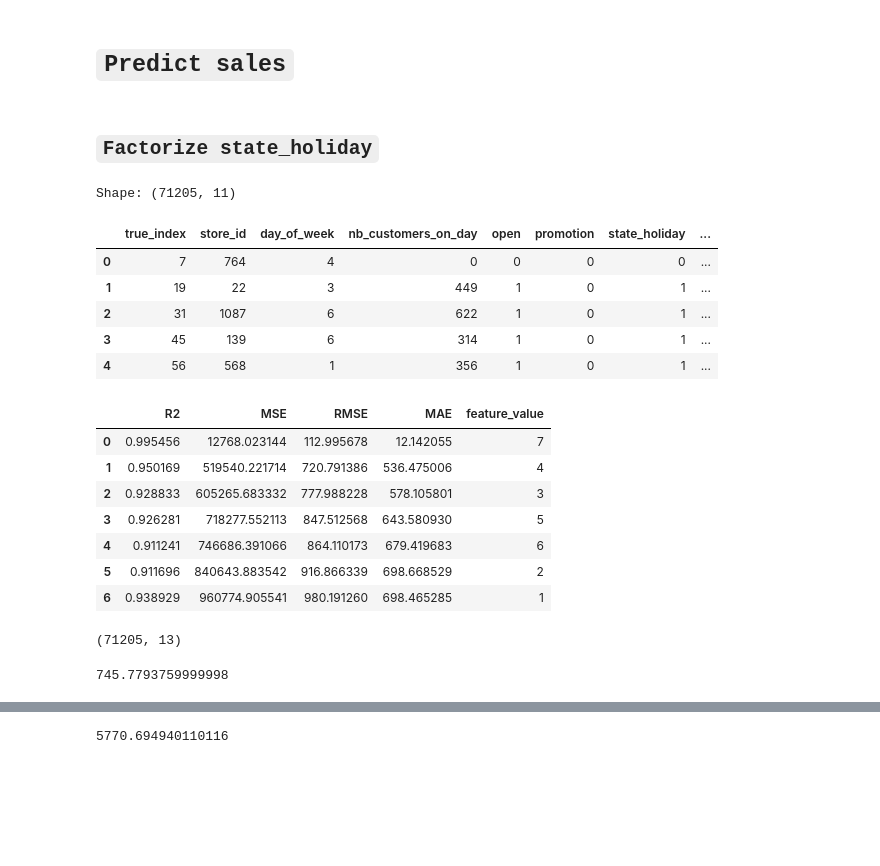
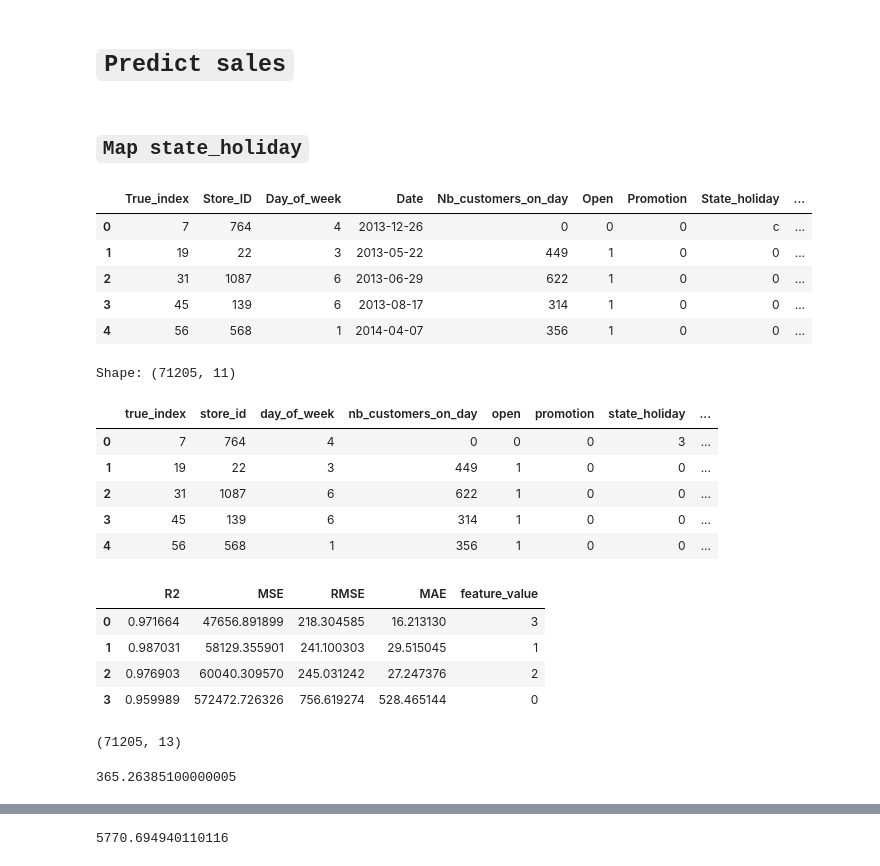
Before and after one commit to fabio1623/IronKaggle, a Jupyter notebook: solution.ipynb, the cells around one changed output, grey strips where cells are left out. Cells and saved outputs as stored; diff of their text form; code cells hidden in the pictures; blank space fills up the shorter version.

```diff
--- a/solution.ipynb
+++ b/solution.ipynb
@@ -149,6 +156,7 @@ display_heatmap(data_open_days)
 def compare_models(models, dataframe):
     fitted_models = []
 
+    model_list = []
     r2_list = []
     mse_list = []
     rmse_list = []
@@ -165,13 +173,12 @@ def compare_models(models, dataframe):
         X_train, X_test, y_train, y_test = train_test_split(X, y, test_size=0.2, random_state=10)
 
         # Scaling data = X_train
-        X_train_transformer = MinMaxScaler().fit(X_train)
-        X_train_normalized = X_train_transformer.transform(X_train)
+        min_max_scaler = MinMaxScaler().fit(X_train)
+        X_train_normalized = min_max_scaler.transform(X_train)
         X_train_normalized = pd.DataFrame(X_train_normalized)
 
         # Scaling data = X_test
-        X_test_transformer = MinMaxScaler().fit(X_test)
-        X_test_normalized = X_test_transformer.transform(X_test)
+        X_test_normalized = min_max_scaler.transform(X_test)
         X_test_normalized = pd.DataFrame(X_test_normalized)
 
         model.fit(X_train_normalized, y_train)
@@ -197,6 +204,7 @@ def compare_models(models, dataframe):
         mae=mean_absolute_error(y_test, y_pred)
         print("MAE:", mae)
 
+        model_list.append(model)
         r2_list.append(r2)
         mse_list.append(mse)
         rmse_list.append(rmse)
@@ -204,13 +212,12 @@ def compare_models(models, dataframe):
 
 
     summary = {
-        'Algorithm': model,
+        'Algorithm': model_list,
         'R2': r2_list,
         'MSE': mse_list,
         'RMSE': rmse_list,
         'MAE': mae_list
     }
     summary = pd.DataFrame(summary)
-    # summary.columns = models
 
-    return summary, fitted_models
+    return summary, fitted_models, min_max_scaler
@@ -415,7 +430,8 @@ def create_models_per_feature(feature_name, dataframe):
     models = [
         {
             'feature_value': result[feature_name],
-            'model': result['summary_and_fitted_model'][1]
+            'model': result['summary_and_fitted_model'][1],
+            'min_max_scaler': result['summary_and_fitted_model'][2]
         }
             for result in models_per_feature_results
     ]
@@ -537,9 +553,9 @@ with open(f'models/XGBRegressor_sales_model_day7.pkl', "rb") as f:
 # %% [markdown]
 # `Predict sales`
 # %%
-def predict_data_feature_value(prediction_dataframe, model, feature_name, feature_value):
+def predict_data_feature_value(prediction_dataframe, model, min_max_scaler, feature_name, feature_value):
     filtered_df = prediction_dataframe[prediction_dataframe[feature_name] == feature_value]
-    filtered_df_normalized = MinMaxScaler().fit_transform(filtered_df.drop(['true_index', feature_name], axis=1))
+    filtered_df_normalized = min_max_scaler.transform(filtered_df.drop(['true_index', feature_name], axis=1))
     predictions = model.predict(filtered_df_normalized)
     df = pd.concat([filtered_df.reset_index(), pd.DataFrame(predictions, columns=['sales'])], axis=1)
 
@@ -548,7 +564,7 @@ def predict_data_feature_value(prediction_dataframe, model, feature_name, featur
 def predict_data(model_dataframe, prediction_dataframe, feature_name):
     models = create_models_per_feature(feature_name, model_dataframe)
     feature_unique_values = sorted(prediction_dataframe[feature_name].unique())
-    predictions_list = [predict_data_feature_value(prediction_dataframe, models['model'][0], feature_name, feature_value) for feature_value, models in zip(feature_unique_values, models)]
+    predictions_list = [predict_data_feature_value(prediction_dataframe, models['model'][0], models['min_max_scaler'], feature_name, feature_value) for feature_value, models in zip(feature_unique_values, models)]
     return pd.concat(predictions_list, axis=0)
 # %%
 def get_cleaned_predicted_data(dataframe):
@@ -587,7 +603,17 @@ def transform_and_save_prediction_dataframe(dataframe, rounded_type):
 
     return dataframe
 # %% [markdown]
-## `Factorize state_holiday`
+## `Map state_holiday`
+# %%
+test = pd.read_csv('validation_for_students.csv')
+test.head()
+# %% [output]
+|  | True_index | Store_ID | Day_of_week | Date | Nb_customers_on_day | Open | Promotion | State_holiday | ... |
+| 0 | 7 | 764 | 4 | 2013-12-26 | 0 | 0 | 0 | c | ... |
+| 1 | 19 | 22 | 3 | 2013-05-22 | 449 | 1 | 0 | 0 | ... |
+| 2 | 31 | 1087 | 6 | 2013-06-29 | 622 | 1 | 0 | 0 | ... |
+| 3 | 45 | 139 | 6 | 2013-08-17 | 314 | 1 | 0 | 0 | ... |
+| 4 | 56 | 568 | 1 | 2014-04-07 | 356 | 1 | 0 | 0 | ... |
 # %%
 validation_data = pd.read_csv('validation_for_students.csv')
 
@@ -600,36 +626,33 @@ validation_data['day'] = validation_data['date'].dt.day
 
 validation_data.drop('date', axis=1, inplace=True)
 
-validation_data['state_holiday'] = pd.factorize(validation_data['state_holiday'])[0]
+validation_data['state_holiday'] = validation_data['state_holiday'].map({'0': 0, 'a': 1, 'b': 2, 'c': 3})
 
 print(f"Shape: {validation_data.shape}")
 validation_data.head()
 # %% [output]
 Shape: (71205, 11)
 |  | true_index | store_id | day_of_week | nb_customers_on_day | open | promotion | state_holiday | ... |
-| 0 | 7 | 764 | 4 | 0 | 0 | 0 | 0 | ... |
-| 1 | 19 | 22 | 3 | 449 | 1 | 0 | 1 | ... |
-| 2 | 31 | 1087 | 6 | 622 | 1 | 0 | 1 | ... |
-| 3 | 45 | 139 | 6 | 314 | 1 | 0 | 1 | ... |
-| 4 | 56 | 568 | 1 | 356 | 1 | 0 | 1 | ... |
+| 0 | 7 | 764 | 4 | 0 | 0 | 0 | 3 | ... |
+| 1 | 19 | 22 | 3 | 449 | 1 | 0 | 0 | ... |
+| 2 | 31 | 1087 | 6 | 622 | 1 | 0 | 0 | ... |
+| 3 | 45 | 139 | 6 | 314 | 1 | 0 | 0 | ... |
+| 4 | 56 | 568 | 1 | 356 | 1 | 0 | 0 | ... |
 # %%
-predicted_data = predict_data(data, validation_data, 'day_of_week')
+predicted_data = predict_data(data, validation_data, 'state_holiday')
 predicted_data.shape
 # %% [output]
 |  | R2 | MSE | RMSE | MAE | feature_value |
-| 0 | 0.995456 | 12768.023144 | 112.995678 | 12.142055 | 7 |
-| 1 | 0.950169 | 519540.221714 | 720.791386 | 536.475006 | 4 |
-| 2 | 0.928833 | 605265.683332 | 777.988228 | 578.105801 | 3 |
-| 3 | 0.926281 | 718277.552113 | 847.512568 | 643.580930 | 5 |
-| 4 | 0.911241 | 746686.391066 | 864.110173 | 679.419683 | 6 |
-| 5 | 0.911696 | 840643.883542 | 916.866339 | 698.668529 | 2 |
-| 6 | 0.938929 | 960774.905541 | 980.191260 | 698.465285 | 1 |
+| 0 | 0.971664 | 47656.891899 | 218.304585 | 16.213130 | 3 |
+| 1 | 0.987031 | 58129.355901 | 241.100303 | 29.515045 | 1 |
+| 2 | 0.976903 | 60040.309570 | 245.031242 | 27.247376 | 2 |
+| 3 | 0.959989 | 572472.726326 | 756.619274 | 528.465144 | 0 |
 (71205, 13)
-# %%
-array = [112.995678, 720.791386, 777.988228, 847.512568, 864.110173, 916.866339, 980.191260]
-np.mean(array)
-# %% [output]
-745.7793759999998
+# %%
+array = [218.304585, 241.100303, 245.031242, 756.619274]
+np.mean(array)
+# %% [output]
+365.26385100000005
 # %%
 cleaned_predicted_data = get_cleaned_predicted_data(predicted_data)
 cleaned_predicted_data.head()
```
Also changed, not shown: parts of 37 cells of this notebook, 3 other files.
